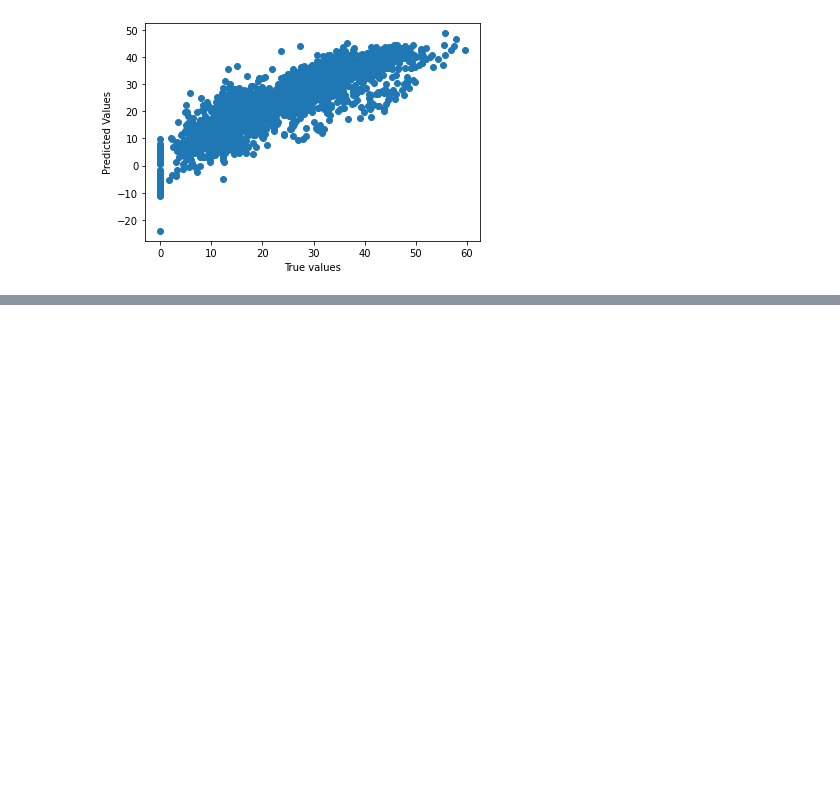
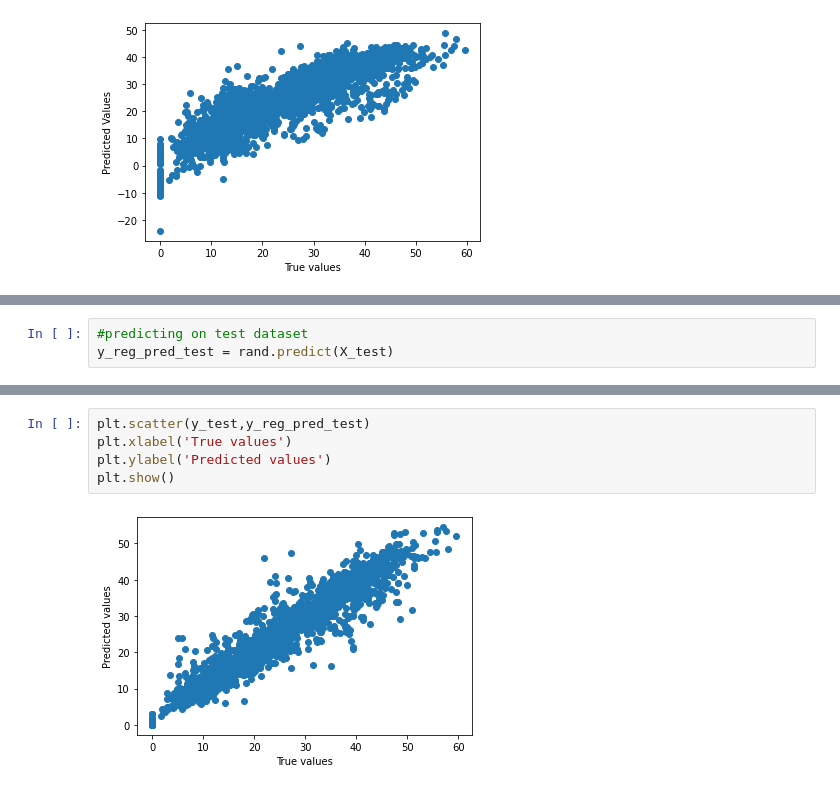
Before and after one commit to RanjithK2608/Seoul-Bike-Sharing-Demand-Prediction, a Jupyter notebook: Seoul_Bike_Sharing_Demand_Prediction_Capstone_Project.ipynb, the cells around one changed output, grey strips where cells are left out. Drawn from its saved outputs; the diff is of its cells as text; blank space fills up the shorter version.

```diff
--- a/Seoul_Bike_Sharing_Demand_Prediction_Capstone_Project.ipynb
+++ b/Seoul_Bike_Sharing_Demand_Prediction_Capstone_Project.ipynb
@@ -810,0 +821,3 @@ plt.show()
+# %%
+#predicting on test dataset
+y_reg_pred_test = rand.predict(X_test)
@@ -810,0 +860,7 @@ plt.show()
+# %%
+plt.scatter(y_test,y_reg_pred_test)
+plt.xlabel('True values')
+plt.ylabel('Predicted values')
+plt.show()
+# %% [output]
+[figure, added]
```
Also changed, not shown: parts of 10 cells of this notebook.
